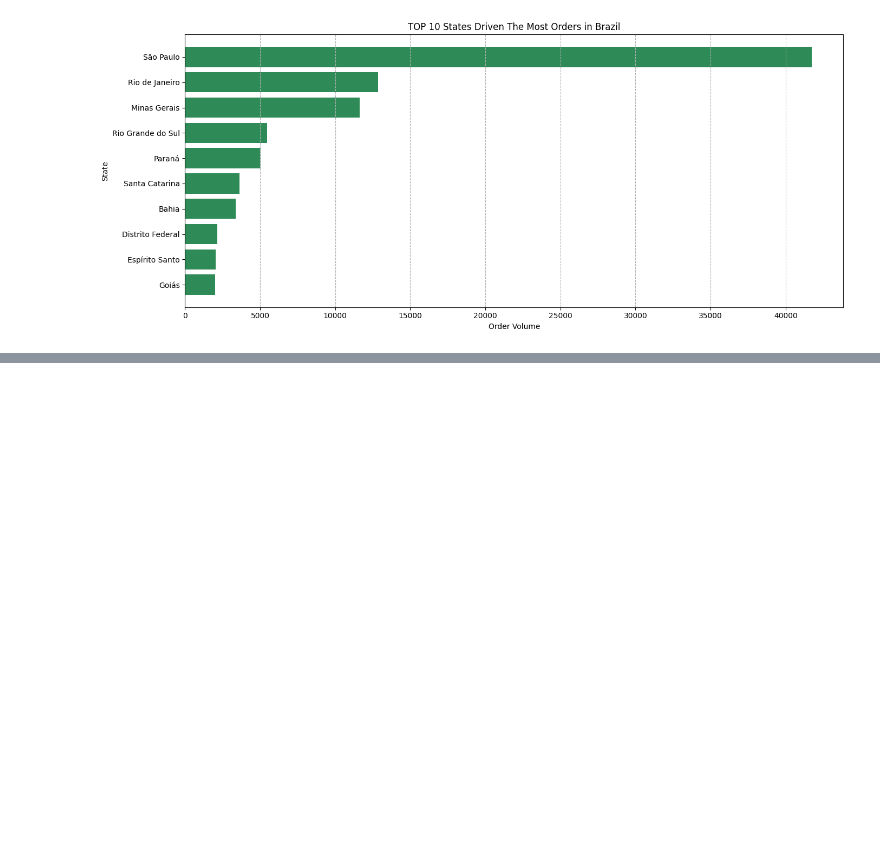
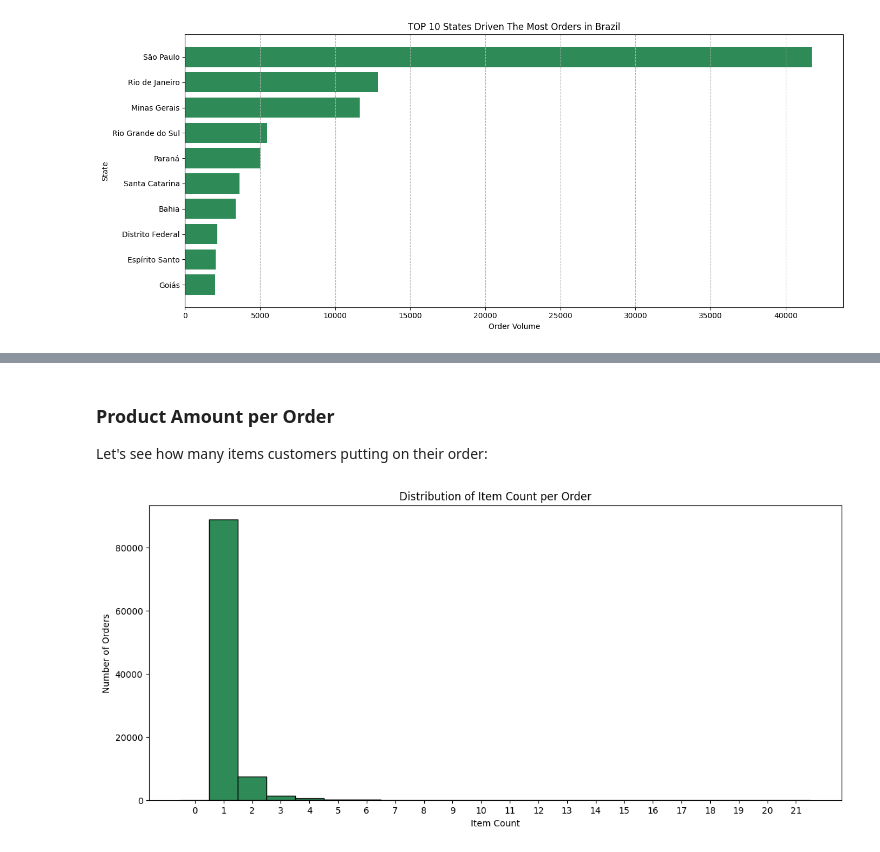
Before and after one commit to andy-nguyen-21/BrazilianE-Commerce, a Jupyter notebook: E_commerce_data_analyst.ipynb, the cells around one changed output, grey strips where cells are left out. Drawn from its saved outputs; the diff is of its cells as text; code cells hidden in the pictures; blank space fills up the shorter version.

```diff
--- a/E_commerce_data_analyst.ipynb
+++ b/E_commerce_data_analyst.ipynb
@@ -380,0 +403,16 @@ This graph depicts Top 10 state which have the most order volume.
+# %%
+product_and_freight_cost_query = """
+  SELECT
+    order_id,
+    SUM(price) AS total_price,
+    SUM(freight_value) AS total_freight,
+    COUNT(*) AS item_count
+  FROM
+    order_items
+  GROUP BY
+    order_id
+
+"""
+
+product_and_freight_cost = pd.read_sql_query(product_and_freight_cost_query, db_connection)
+product_and_freight_cost.head(5)
@@ -380,0 +426,24 @@ This graph depicts Top 10 state which have the most order volume.
+# %% [markdown]
+### Product Amount per Order
+Let's see how many items customers putting on their order:
+# %%
+# Generating histogram plot on item_count per order_id
+plt.figure(figsize=(14, 6))
+
+# Set bins to be centered around integers
+max_item_count = int(product_and_freight_cost['item_count'].max())
+bins = range(0, max_item_count + 2) # Create bins that are centered around integers
+
+plt.hist(product_and_freight_cost['item_count'], bins=bins, color='seagreen', edgecolor='black', align='left') # Use align='left' or 'mid' depending on desired centering
+
+plt.xlabel('Item Count')
+plt.ylabel('Number of Orders')
+plt.title('Distribution of Item Count per Order')
+
+
+# Set x-axis ticks to be integers and centered
+plt.xticks(range(0, max_item_count + 1))
+
+plt.show()
+# %% [output]
+[figure, added]
```
Also changed, not shown: parts of 11 cells of this notebook.
